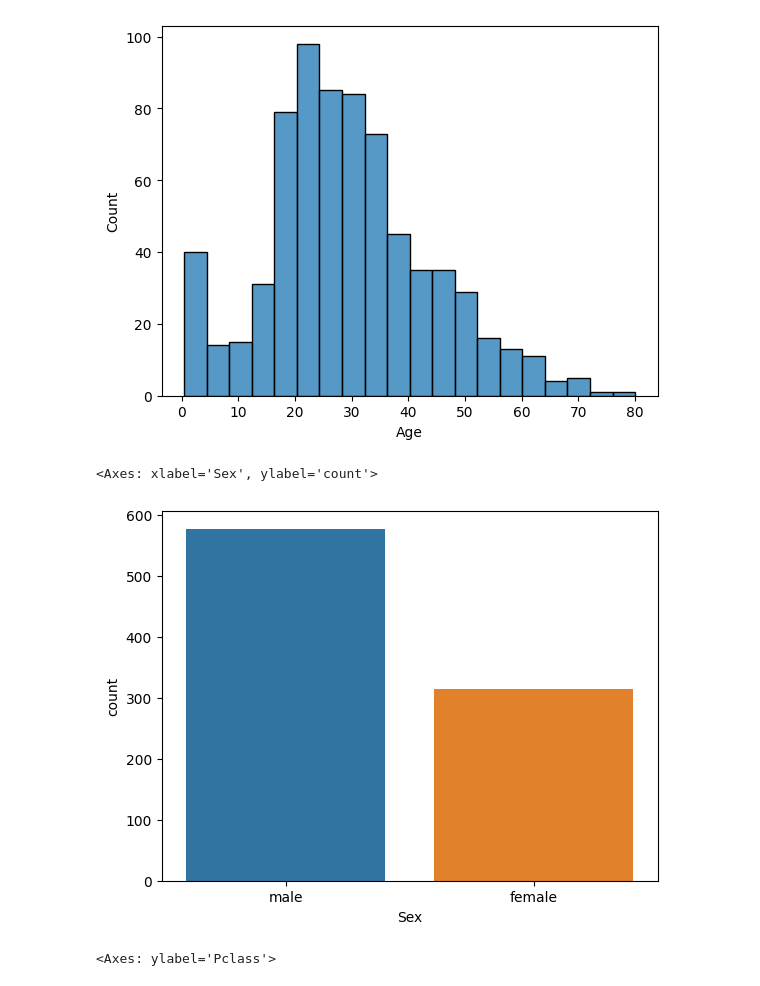
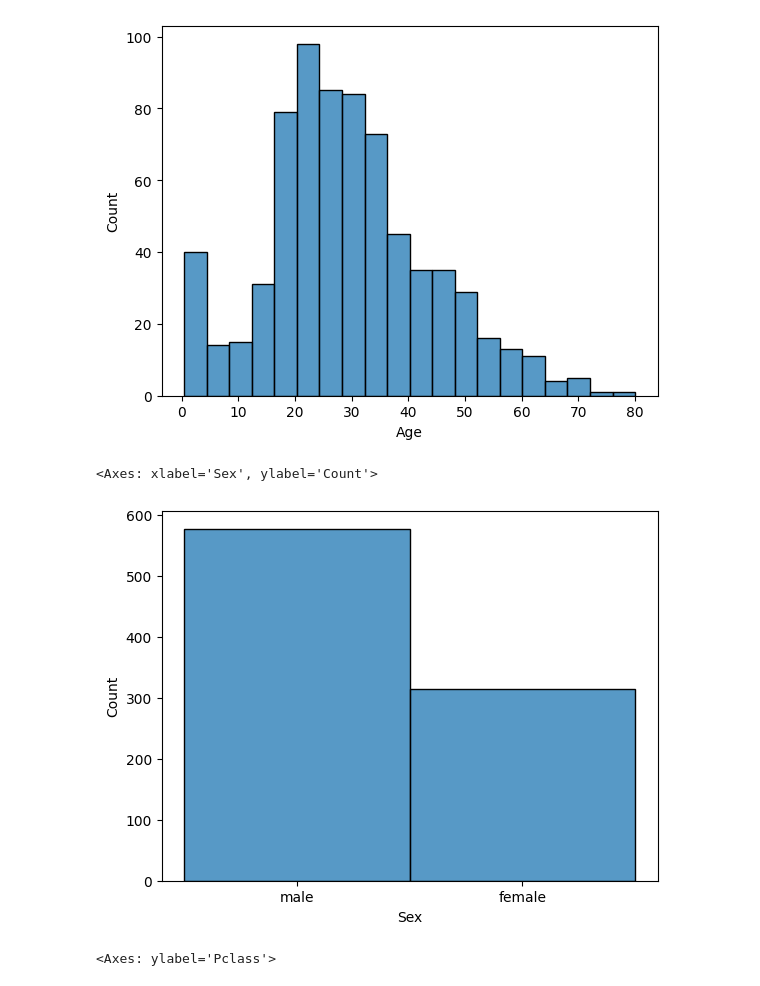
Before and after one commit to JoaoMoreno19/TrabalhoColab, a Jupyter notebook: Trabalho.ipynb, the cells around one changed output. Drawn from its saved outputs; the diff is of its cells as text; code cells hidden in the pictures.

```diff
--- a/Trabalho.ipynb
+++ b/Trabalho.ipynb
@@ -49,10 +29,10 @@ sns.histplot(data=df_train, x="Age")
 <Axes: xlabel='Age', ylabel='Count'>
 [figure]
 # %%
-sns.countplot(data=df_train, x="Sex")
+sns.histplot(data=df_train, x="Sex")
 # %% [output]
-<Axes: xlabel='Sex', ylabel='count'>
+<Axes: xlabel='Sex', ylabel='Count'>
-[figure, old version]
+[figure, new version]
 # %%
 df_train["Pclass"].value_counts().plot.pie()
 # %% [output]
```
Also changed, not shown: parts of 41 cells of this notebook.
